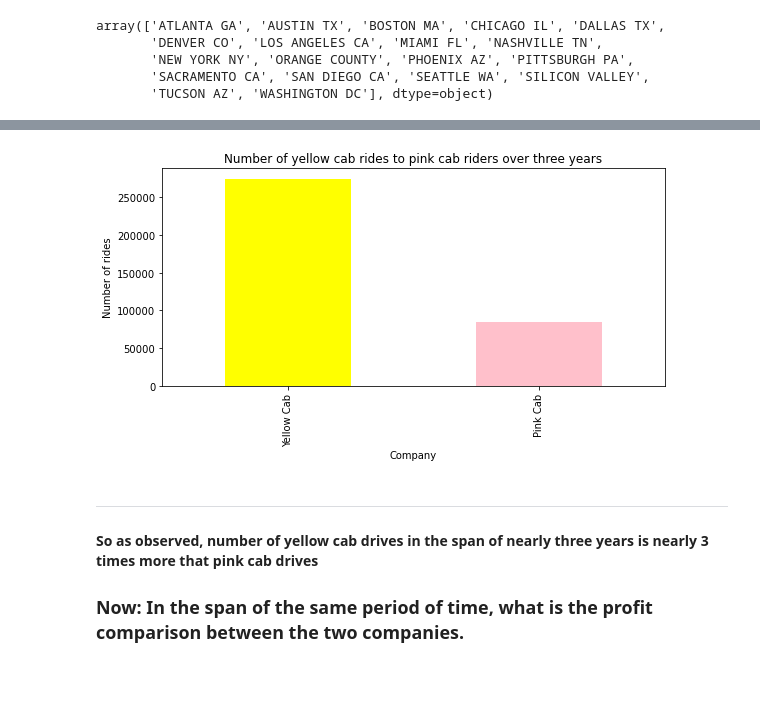
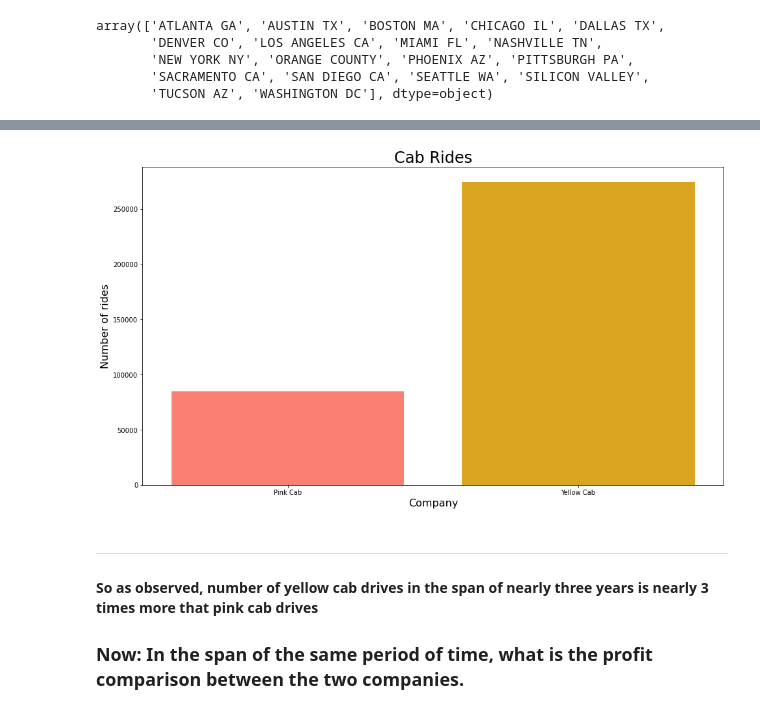
Before and after one commit to Ehab42/G2M-insight-for-Cab-Investment-firm, a Jupyter notebook: cab_data_EDA.ipynb, the cells around one changed output, grey strips where cells are left out. Cells and saved outputs as stored; diff of their text form; code cells hidden in the pictures; blank space fills up the shorter version.

```diff
--- a/cab_data_EDA.ipynb
+++ b/cab_data_EDA.ipynb
@@ -25,15 +25,6 @@ cab_data.head(10)
 | 7 | 10000018 | 42376 | Pink Cab | AUSTIN TX | 35.65 | 466.10 | 377.890 |
 | 8 | 10000019 | 42381 | Pink Cab | BOSTON MA | 14.40 | 191.61 | 146.880 |
 | 9 | 10000020 | 42375 | Pink Cab | BOSTON MA | 10.89 | 156.98 | 113.256 |
-# %%
-# Convert 'Date of Travel' to the right format
-def convert_date(n):
-    start_date = datetime(1899, 12, 30)
-    current_date = start_date + timedelta(days = int(n))
-
-    return current_date
-
-cab_data['Date of Travel'] = cab_data['Date of Travel'].apply(lambda x: convert_date(x))
 # %%
 cab_data.head(10)
 # %% [output]
@@ -123,12 +127,15 @@ Name: Company, dtype: int64
 # %%
 # Number of pink cab rides to yellow cab rides visualized.
-plt.figure(figsize=(9, 4))
-cab_data['Company'].value_counts().plot(kind='bar', color=['Yellow', 'Pink'])
-plt.title("Number of yellow cab rides to pink cab riders over three years");
-plt.xlabel("Company")
-plt.ylabel("Number of rides");
+plt.figure(figsize=(16, 9))
+# cab_data['Company'].value_counts().plot(kind='bar', color=['Yellow', 'Pink'])
+ax = sns.countplot(data=cab_data, x='Company')
+ax.patches[0].set_facecolor('salmon')
+ax.patches[1].set_facecolor('goldenrod')
+plt.title("Cab Rides", fontsize=24);
+plt.xlabel("Company", fontsize=16)
+plt.ylabel("Number of rides", fontsize=16);
 # %% [output]
-[figure, old version]
+[figure, new version]
 # %% [markdown]
 ---
 #### So as observed, number of yellow cab drives in the span of nearly three years is nearly 3 times more that pink cab drives
```
Also changed, not shown: parts of 8 cells of this notebook.
